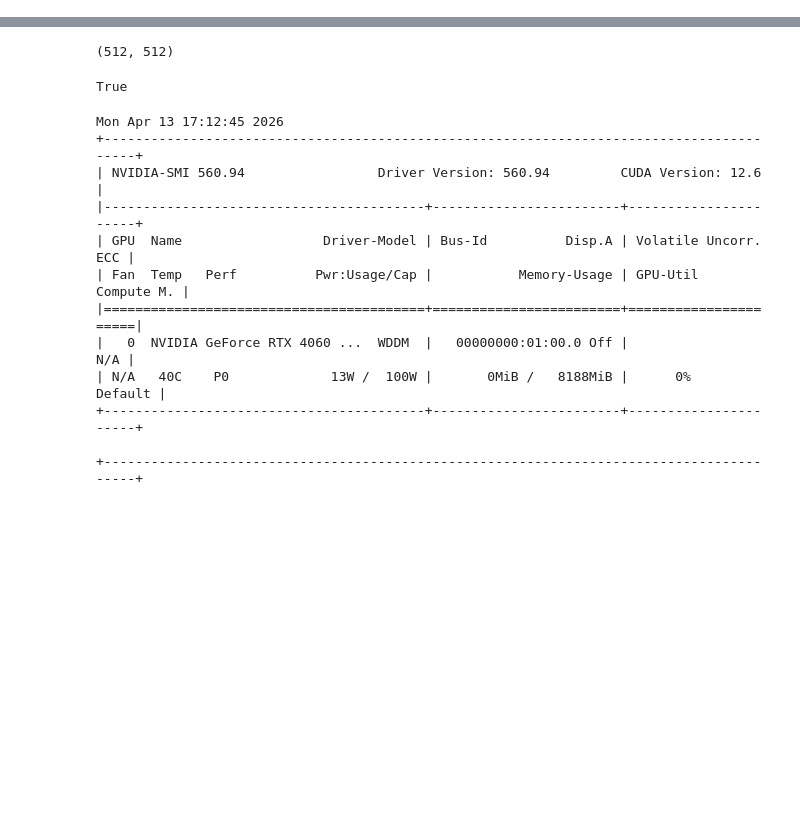
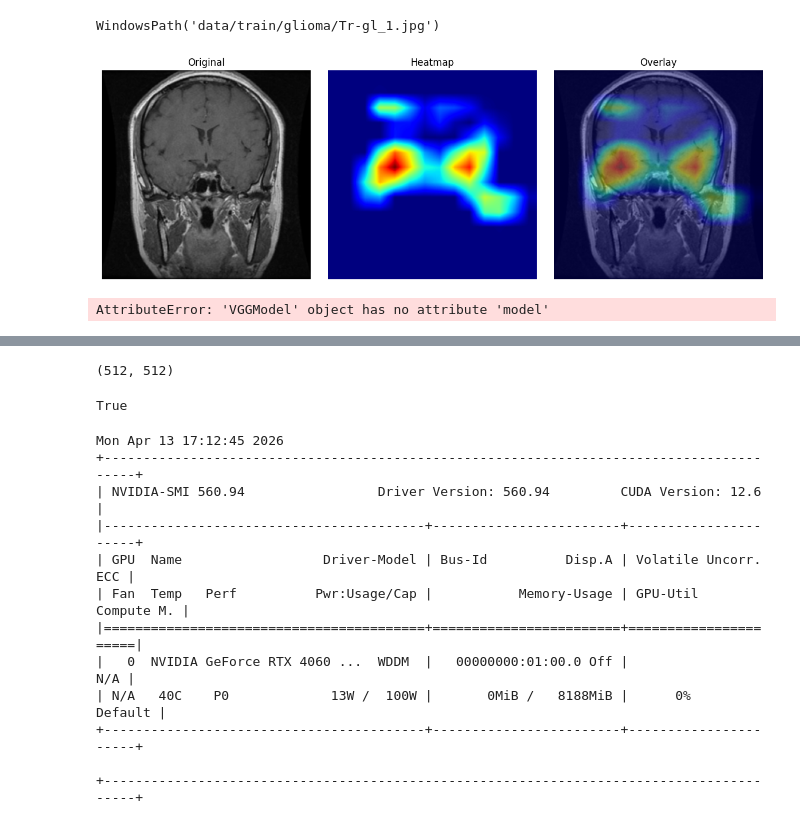
Before and after one commit to erickemde/MRI_deep_learning_project, a Jupyter notebook: model_testing.ipynb, the cells around one changed output, grey strips where cells are left out. Saved outputs shown, nothing was run; the diff lists cells and outputs as text; code cells hidden in the pictures; blank space fills up the shorter version.

```diff
--- a/model_testing.ipynb
+++ b/model_testing.ipynb
@@ -3,5 +13,15 @@ from src.models.vgg19 import VGGModel
 # %%
 from PIL import Image
 from pathlib import Path
+from src.models.lit_vgg import LitVGG
+import torchvision
+from src.models.gradcam import GradCAM
 
 image = Image.open(next(Path("data/train").rglob("*.jpg")))
+
+lit_vgg = LitVGG.load_from_checkpoint(
+    "checkpoints/vgg19_bn/vgg19_bn-epoch=7-valid_loss=0.31.ckpt",
+    weights_only=False
+)
+
+gradcam = GradCAM(lit_vgg.model, lit_vgg.model.vgg.features[-4])
@@ -9,0 +30,41 @@ model = VGGModel()
+# %%
+next(Path("data/train").rglob("*.jpg"))
+# %% [output]
+WindowsPath('data/train/glioma/Tr-gl_1.jpg')
+# %%
+import matplotlib.pyplot as plt
+fig  = gradcam.visualize(img_path=next(Path("data/train/pituitary").rglob("*.jpg")))
+# %% [output]
+[figure, added]
+# %%
+model = lit_vgg.model
+x = model.transforms(image)
+cam  = gradcam.generate(x)
+gradients = gradcam.gradients
+
+# set model to eval and place input to same device
+model.eval()
+device = next(model.parameters()).device
+x = x.to(device)
+
+# make sure parameters are unfrozen
+for param in model.parameters():
+    param.requires_grad = True
+logits = model(x)
+
+# if no class provided, use predicted class
+# if class_idx is None:
+class_idx=logits.argmax(dim=1)
+
+# backpropagation from target class
+model.zero_grad()
+logits[0, class_idx].backward()
+
+# calculate gradcam
+weights = gradients.mean(dim=[2,3], keepdim=True)
+cam = (weights*activations).sum(dim=1, keepdim=True)
+cam = torch.relu(cam)
+
+cam
+# %% [output]
+AttributeError: 'VGGModel' object has no attribute 'model'
```
Also changed, not shown: parts of 12 cells of this notebook.
